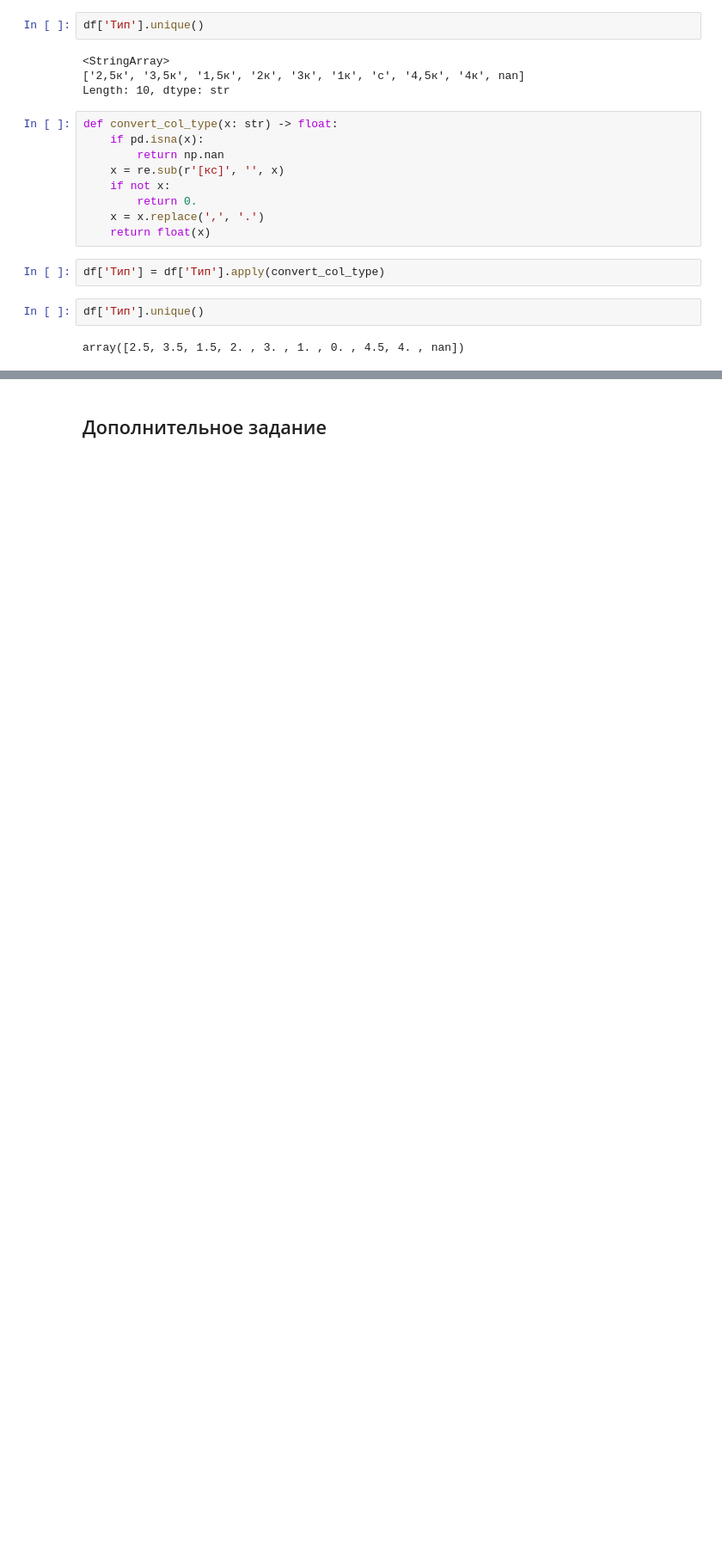
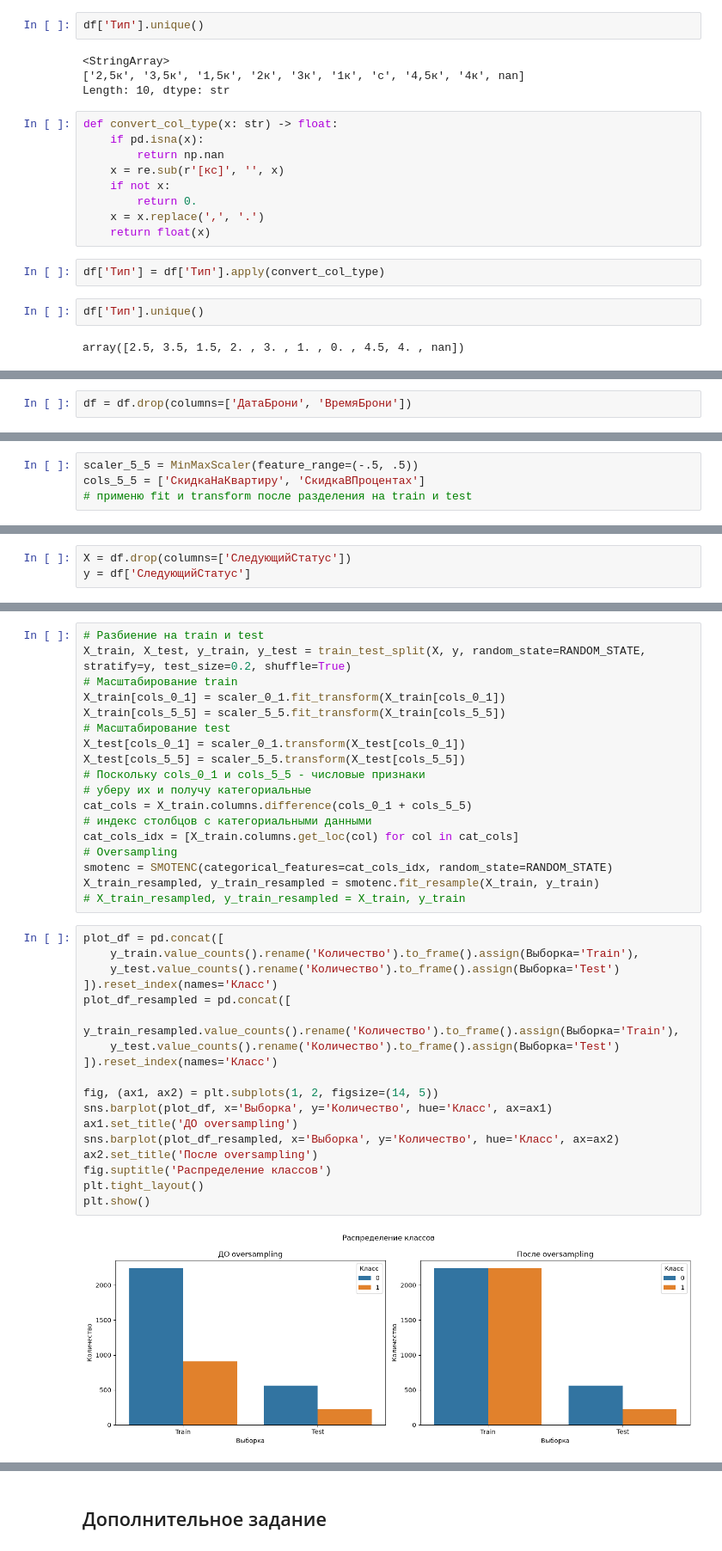
Before and after one commit to vl4xd/pstu-data-analysis-technologies, a Jupyter notebook: lab_work_7/solution.ipynb, the cells around one changed output, grey strips where cells are left out. Shown at 86% size. Saved outputs shown, nothing was run; the diff lists cells and outputs as text; blank space fills up the shorter version.

```diff
--- a/lab_work_7/solution.ipynb
+++ b/lab_work_7/solution.ipynb
@@ -277,0 +398,2 @@ memory usage: 1016.8 KB
+# %%
+df = df.drop(columns=['ДатаБрони', 'ВремяБрони'])
@@ -277,0 +410,4 @@ memory usage: 1016.8 KB
+# %%
+scaler_5_5 = MinMaxScaler(feature_range=(-.5, .5))
+cols_5_5 = ['СкидкаНаКвартиру', 'СкидкаВПроцентах']
+# применю fit и transform после разделения на train и test
@@ -277,0 +435,3 @@ memory usage: 1016.8 KB
+# %%
+X = df.drop(columns=['СледующийСтатус'])
+y = df['СледующийСтатус']
@@ -277,0 +442,38 @@ memory usage: 1016.8 KB
+# %%
+# Разбиение на train и test
+X_train, X_test, y_train, y_test = train_test_split(X, y, random_state=RANDOM_STATE, stratify=y, test_size=0.2, shuffle=True)
+# Масштабирование train
+X_train[cols_0_1] = scaler_0_1.fit_transform(X_train[cols_0_1])
+X_train[cols_5_5] = scaler_5_5.fit_transform(X_train[cols_5_5])
+# Масштабирование test
+X_test[cols_0_1] = scaler_0_1.transform(X_test[cols_0_1])
+X_test[cols_5_5] = scaler_5_5.transform(X_test[cols_5_5])
+# Поскольку cols_0_1 и cols_5_5 - числовые признаки
+# уберу их и получу категориальные
+cat_cols = X_train.columns.difference(cols_0_1 + cols_5_5)
+# индекс столбцов с категориальными данными
+cat_cols_idx = [X_train.columns.get_loc(col) for col in cat_cols]
+# Oversampling
+smotenc = SMOTENC(categorical_features=cat_cols_idx, random_state=RANDOM_STATE)
+X_train_resampled, y_train_resampled = smotenc.fit_resample(X_train, y_train)
+# X_train_resampled, y_train_resampled = X_train, y_train
+# %%
+plot_df = pd.concat([
+    y_train.value_counts().rename('Количество').to_frame().assign(Выборка='Train'),
+    y_test.value_counts().rename('Количество').to_frame().assign(Выборка='Test')
+]).reset_index(names='Класс')
+plot_df_resampled = pd.concat([
+    y_train_resampled.value_counts().rename('Количество').to_frame().assign(Выборка='Train'),
+    y_test.value_counts().rename('Количество').to_frame().assign(Выборка='Test')
+]).reset_index(names='Класс')
+
+fig, (ax1, ax2) = plt.subplots(1, 2, figsize=(14, 5))
+sns.barplot(plot_df, x='Выборка', y='Количество', hue='Класс', ax=ax1)
+ax1.set_title('ДО oversampling')
+sns.barplot(plot_df_resampled, x='Выборка', y='Количество', hue='Класс', ax=ax2)
+ax2.set_title('После oversampling')
+fig.suptitle('Распределение классов')
+plt.tight_layout()
+plt.show()
+# %% [output]
+[figure, added]
```
Also changed, not shown: parts of 45 cells of this notebook.
